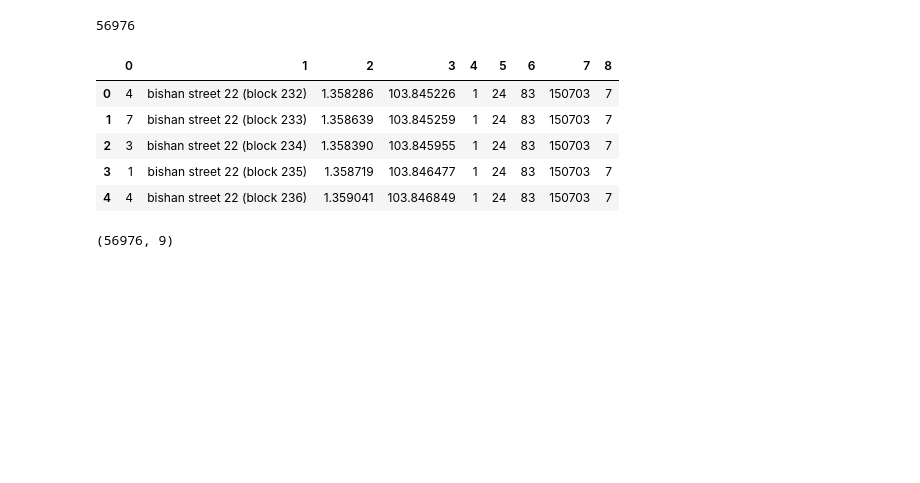
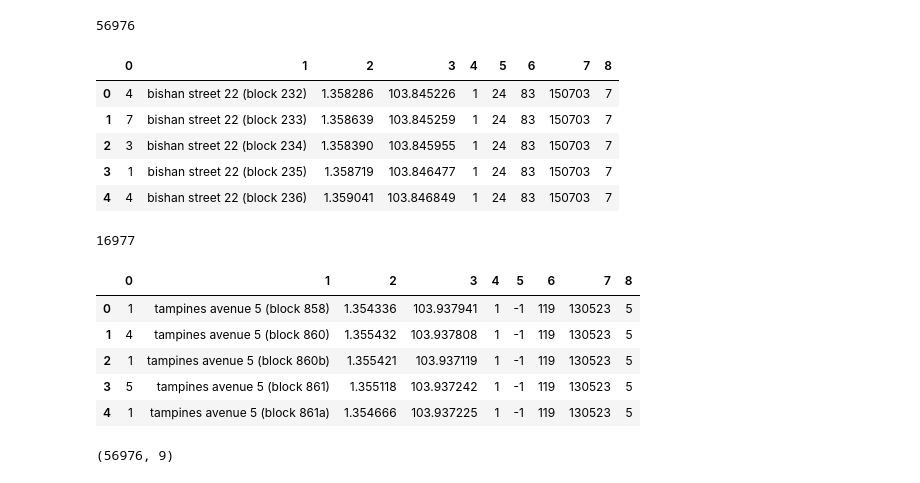
Before and after one commit to kyzeong/Singapore-Dengue-Case-Prediction, a Jupyter notebook: Code/dengue_cases_cleaning.ipynb, the cells around one changed output. Saved outputs shown, nothing was run; the diff lists cells and outputs as text; code cells hidden in the pictures; blank space fills up the shorter version.

```diff
--- a/Code/dengue_cases_cleaning.ipynb
+++ b/Code/dengue_cases_cleaning.ipynb
@@ -25,15 +25,23 @@ cases_df.head()
 | 3 | 1 | bishan street 22 (block 235) | 1.358719 | 103.846477 | 1 | 24 | 83 | 150703 | 7 |
 | 4 | 4 | bishan street 22 (block 236) | 1.359041 | 103.846849 | 1 | 24 | 83 | 150703 | 7 |
 # %%
-# cases_df2 = pd.DataFrame()
-# shape = 0
-# for file in glob.glob('../Data/sgcharts/incorrect_latitude_longitude/*.csv'):
-#     df = pd.read_csv(file,header = None)
-#     shape += df.shape[0]
-#     cases_df2 = cases_df2.append(df)
+cases_df2 = pd.DataFrame()
+shape = 0
+for file in glob.glob('../Data/sgcharts/incorrect_latitude_longitude/*.csv'):
+    df = pd.read_csv(file,header = None)
+    shape += df.shape[0]
+    cases_df2 = cases_df2.append(df)
 
-# print(shape)
-# cases_df2.head()
+print(shape)
+cases_df2.head()
+# %% [output]
+16977
+|  | 0 | 1 | 2 | 3 | 4 | 5 | 6 | 7 | 8 |
+| 0 | 1 | tampines avenue 5 (block 858) | 1.354336 | 103.937941 | 1 | -1 | 119 | 130523 | 5 |
+| 1 | 4 | tampines avenue 5 (block 860) | 1.355432 | 103.937808 | 1 | -1 | 119 | 130523 | 5 |
+| 2 | 1 | tampines avenue 5 (block 860b) | 1.355421 | 103.937119 | 1 | -1 | 119 | 130523 | 5 |
+| 3 | 5 | tampines avenue 5 (block 861) | 1.355118 | 103.937242 | 1 | -1 | 119 | 130523 | 5 |
+| 4 | 1 | tampines avenue 5 (block 861a) | 1.354666 | 103.937225 | 1 | -1 | 119 | 130523 | 5 |
 # %%
 cases_df.shape
 # %% [output]
```
Also changed, not shown: parts of 5 cells of this notebook, 3 other files.
